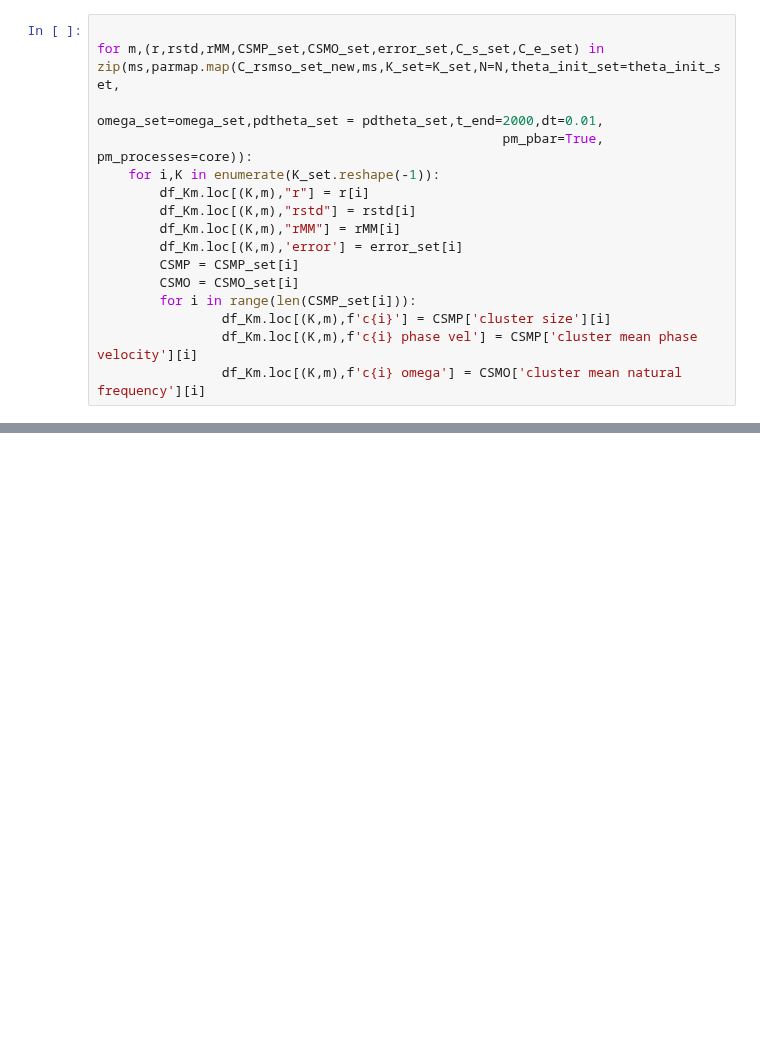
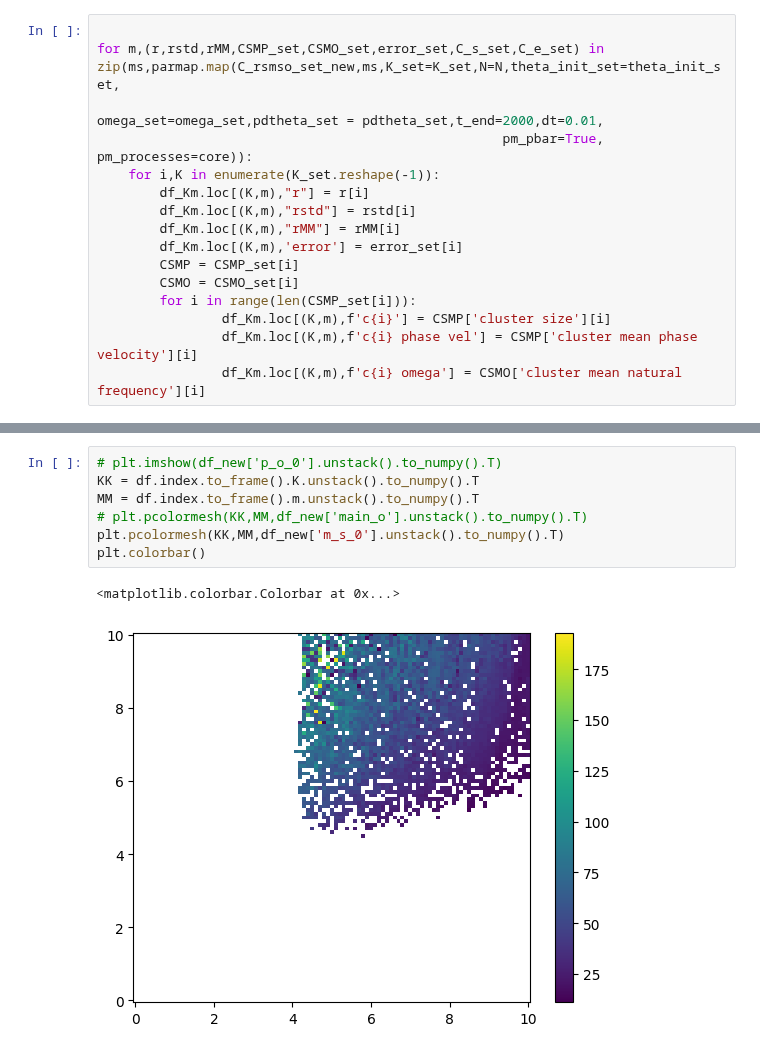
Before and after one commit to Gug-Young/Kuramoto-model, a Jupyter notebook: 230710 cluster algorithm check final.ipynb, the cells around one changed output, grey strips where cells are left out. Cells and saved outputs as stored; diff of their text form; blank space fills up the shorter version.

```diff
--- a/230710 cluster algorithm check final.ipynb
+++ b/230710 cluster algorithm check final.ipynb
@@ -149,0 +224,10 @@ for m,(r,rstd,rMM,CSMP_set,CSMO_set,error_set,C_s_set,C_e_set) in zip(ms,parmap.
+# %%
+# plt.imshow(df_new['p_o_0'].unstack().to_numpy().T)
+KK = df.index.to_frame().K.unstack().to_numpy().T
+MM = df.index.to_frame().m.unstack().to_numpy().T
+# plt.pcolormesh(KK,MM,df_new['main_o'].unstack().to_numpy().T)
+plt.pcolormesh(KK,MM,df_new['m_s_0'].unstack().to_numpy().T)
+plt.colorbar()
+# %% [output]
+<matplotlib.colorbar.Colorbar at 0x...>
+[figure, added]
```
Also changed, not shown: parts of 14 cells of this notebook, 9 other files.
